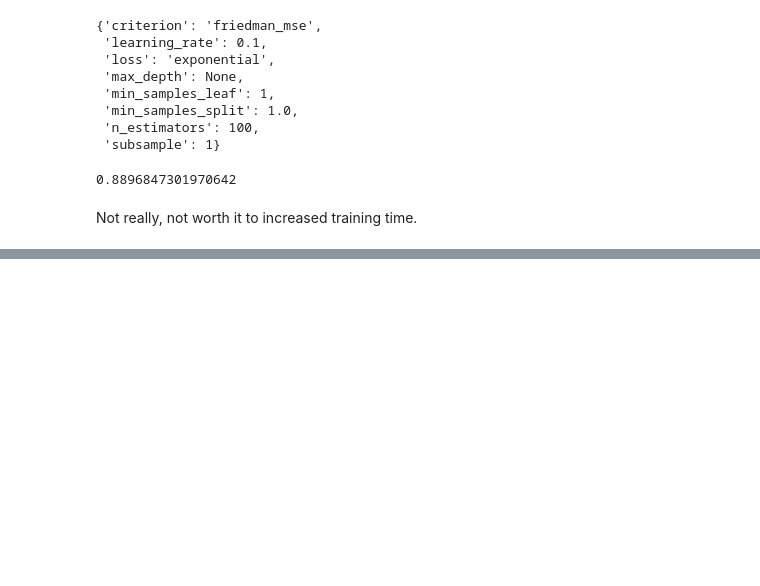
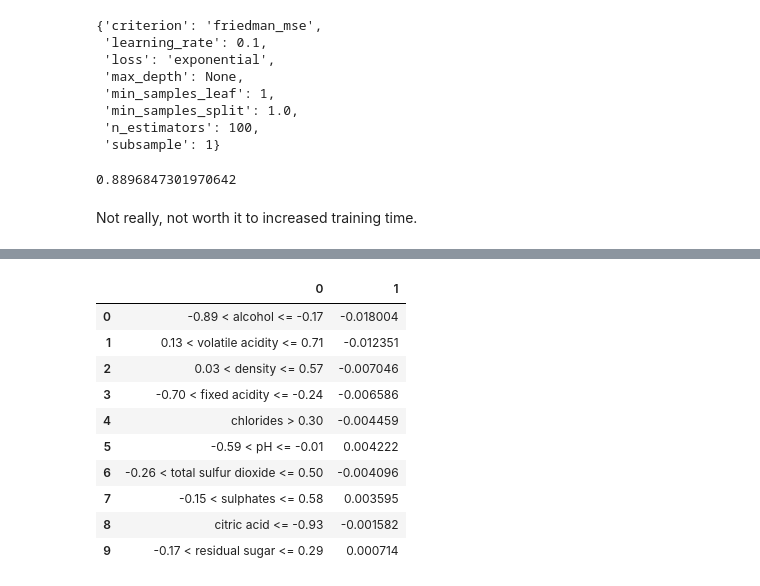
Before and after one commit to dtrakht/1001-Team-Project, a Jupyter notebook: code/red-wine.ipynb, the cells around one changed output, grey strips where cells are left out. Drawn from its saved outputs; the diff is of its cells as text; code cells hidden in the pictures; blank space fills up the shorter version.

```diff
--- a/code/red-wine.ipynb
+++ b/code/red-wine.ipynb
@@ -781,0 +828,14 @@ Not really, not worth it to increased training time.
+# %%
+pd.DataFrame(exp.as_list())
+# %% [output]
+|  | 0 | 1 |
+| 0 | -0.89 < alcohol <= -0.17 | -0.018004 |
+| 1 | 0.13 < volatile acidity <= 0.71 | -0.012351 |
+| 2 | 0.03 < density <= 0.57 | -0.007046 |
+| 3 | -0.70 < fixed acidity <= -0.24 | -0.006586 |
+| 4 | chlorides > 0.30 | -0.004459 |
+| 5 | -0.59 < pH <= -0.01 | 0.004222 |
+| 6 | -0.26 < total sulfur dioxide <= 0.50 | -0.004096 |
+| 7 | -0.15 < sulphates <= 0.58 | 0.003595 |
+| 8 | citric acid <= -0.93 | -0.001582 |
+| 9 | -0.17 < residual sugar <= 0.29 | 0.000714 |
```
Also changed, not shown: parts of 12 cells of this notebook.
